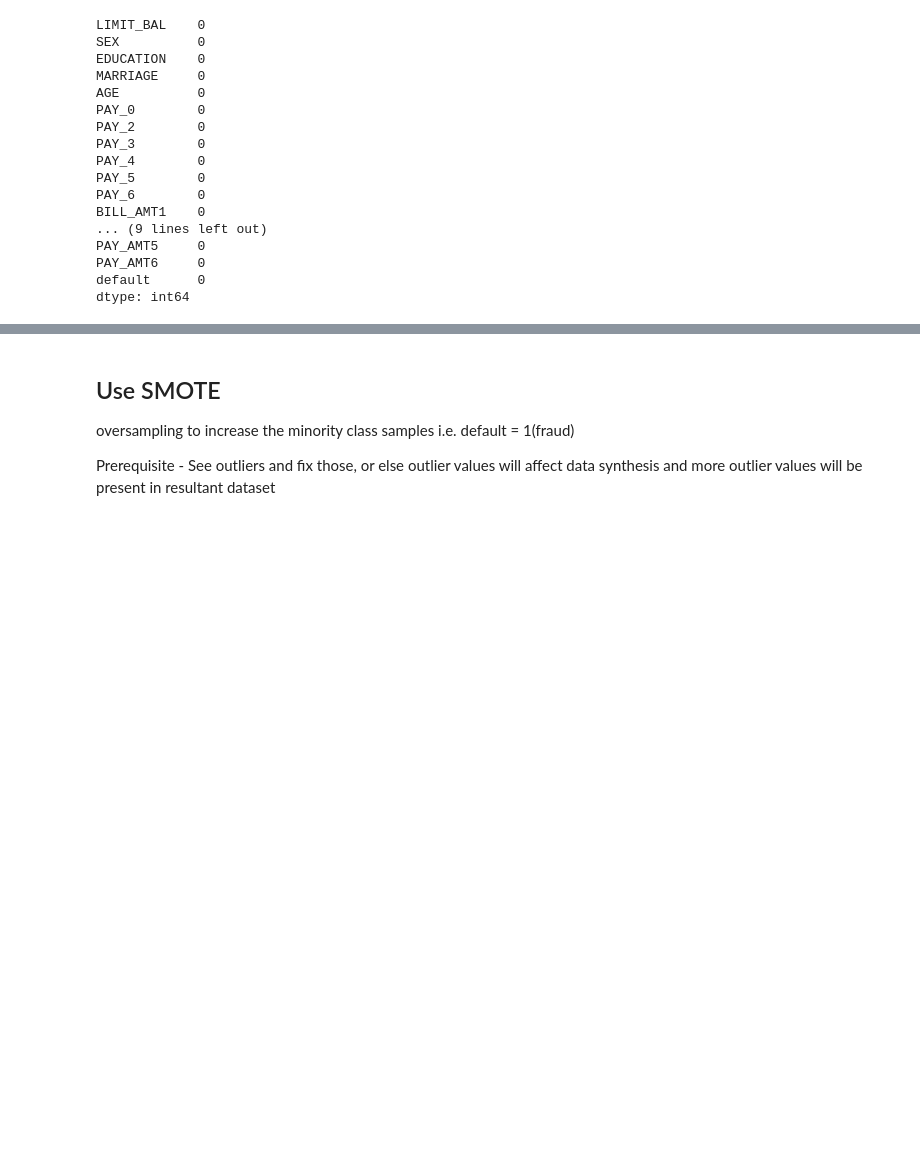
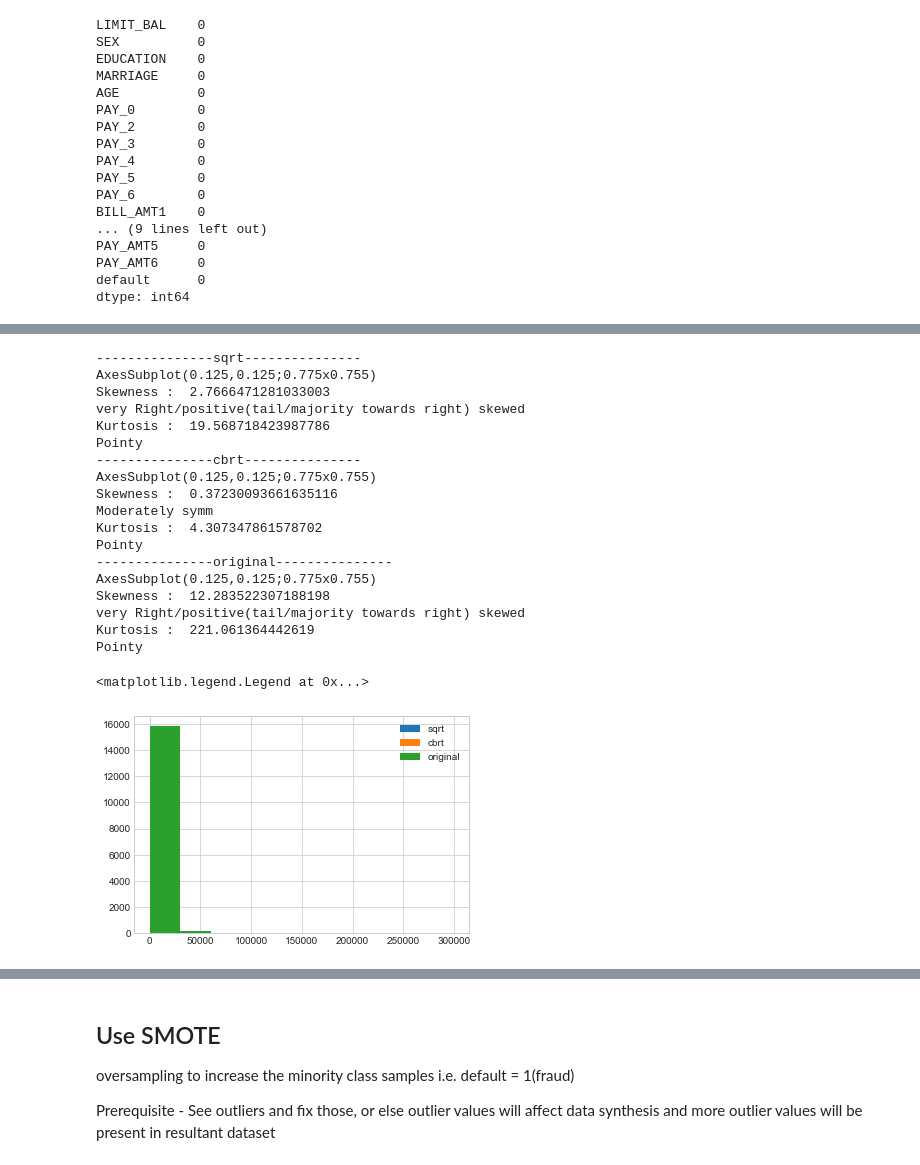
Before and after one commit to pat-123/credit_card_fraud, a Jupyter notebook: notebooks/credit_card.ipynb, the cells around one changed output, grey strips where cells are left out. Cells and saved outputs as stored; diff of their text form; code cells hidden in the pictures; blank space fills up the shorter version.

```diff
--- a/notebooks/credit_card.ipynb
+++ b/notebooks/credit_card.ipynb
@@ -86,0 +160,5 @@ dtype: int64
+# %%
+print('Negative values in :')
+for col in train_df.columns:
+    print(col, len(train_df[train_df.loc[:,col] <0]))
+    #train_df[train_df.PAY_0 >0].describe()
@@ -86,0 +223,12 @@ dtype: int64
+# %%
+#update please
+for col in train_df.columns:
+    if col in ['PAY_0','PAY_2','PAY_3','PAY_4','PAY_5','PAY_6']:
+        train_df.loc[:col] = np.sqrt(train_df.loc[:col])
+# %%
+#lets see PAY_AMT1
+skew_kurt_analysis(np.sqrt(train_df.PAY_AMT1),'sqrt')
+skew_kurt_analysis(np.cbrt(train_df.PAY_AMT1),'cbrt')
+skew_kurt_analysis((train_df.PAY_AMT1),'original')
+plt.legend(loc='upper right')
+# %% [output]
@@ -86,0 +236,20 @@ dtype: int64
+---------------sqrt---------------
+AxesSubplot(0.125,0.125;0.775x0.755)
+Skewness :  2.7666471281033003
+very Right/positive(tail/majority towards right) skewed
+Kurtosis :  19.568718423987786
+Pointy
+---------------cbrt---------------
+AxesSubplot(0.125,0.125;0.775x0.755)
+Skewness :  0.37230093661635116
+Moderately symm
+Kurtosis :  4.307347861578702
+Pointy
+---------------original---------------
+AxesSubplot(0.125,0.125;0.775x0.755)
+Skewness :  12.283522307188198
+very Right/positive(tail/majority towards right) skewed
+Kurtosis :  221.061364442619
+Pointy
+<matplotlib.legend.Legend at 0x...>
+[figure, added]
```
Also changed, not shown: parts of 14 cells of this notebook, 1 other file.
